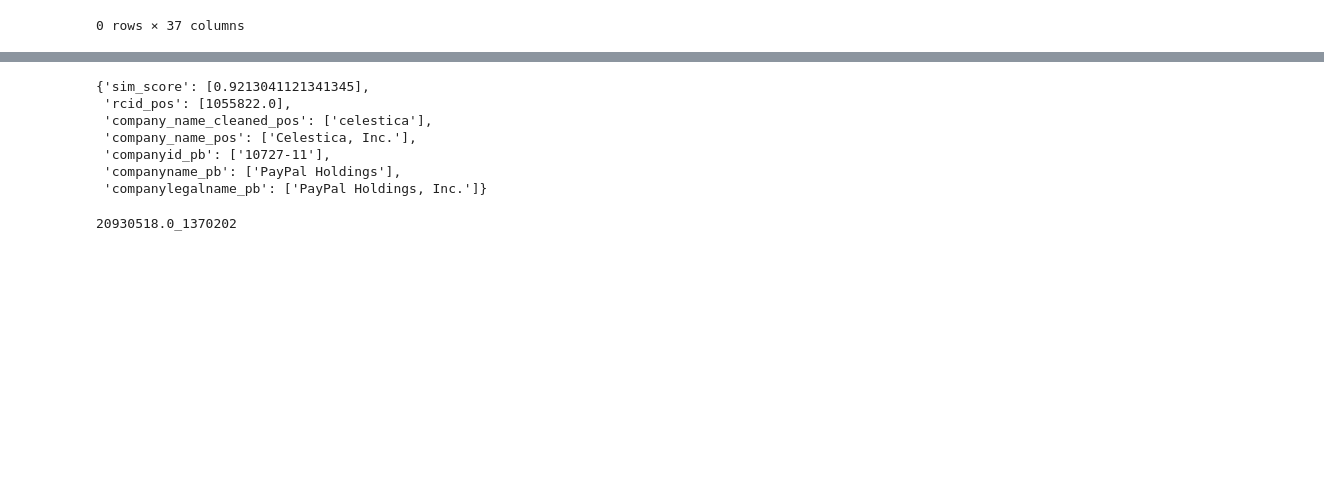
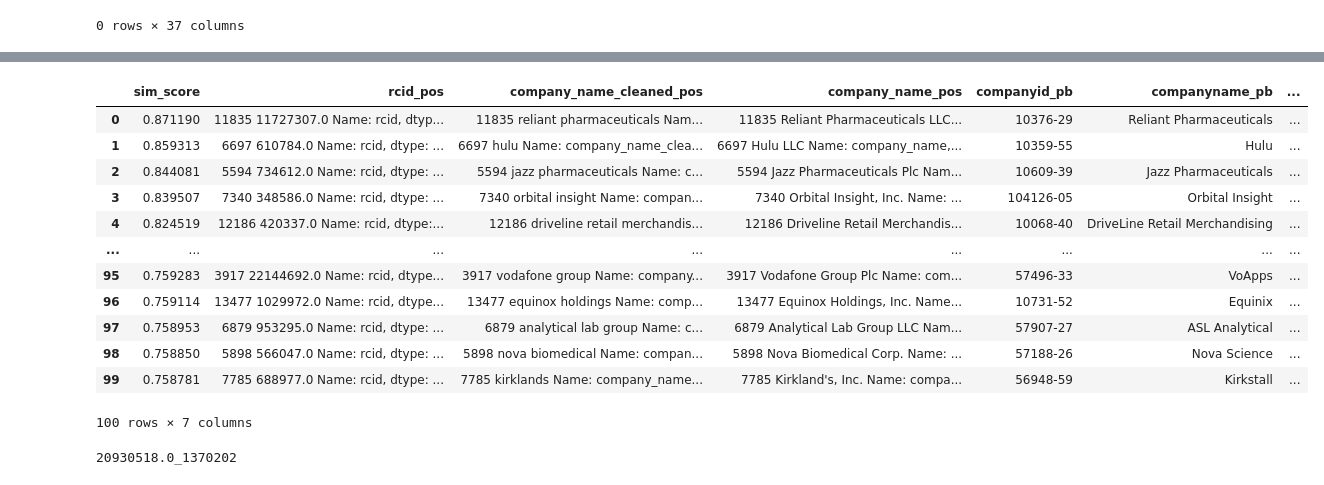
Before and after one commit to alex26626/revelio_matching, a Jupyter notebook: Alex notebooks/exploratory_analysis.ipynb, the cells around one changed output, grey strips where cells are left out. Cells and saved outputs as stored; diff of their text form; code cells hidden in the pictures; blank space fills up the shorter version.

```diff
--- a/Alex notebooks/exploratory_analysis.ipynb
+++ b/Alex notebooks/exploratory_analysis.ipynb
@@ -900,13 +979,19 @@ Column lengths: {'sim_score': 1, 'rcid_pos': 1, 'company_name_cleaned_pos': 1, '
 # %%
-matches
+matches_data
 # %% [output]
+|  | sim_score | rcid_pos | company_name_cleaned_pos | company_name_pos | companyid_pb | companyname_pb | ... |
+| 0 | 0.871190 | 11835 11727307.0 Name: rcid, dtyp... | 11835 reliant pharmaceuticals Nam... | 11835 Reliant Pharmaceuticals LLC... | 10376-29 | Reliant Pharmaceuticals | ... |
+| 1 | 0.859313 | 6697 610784.0 Name: rcid, dtype: ... | 6697 hulu Name: company_name_clea... | 6697 Hulu LLC Name: company_name,... | 10359-55 | Hulu | ... |
+| 2 | 0.844081 | 5594 734612.0 Name: rcid, dtype: ... | 5594 jazz pharmaceuticals Name: c... | 5594 Jazz Pharmaceuticals Plc Nam... | 10609-39 | Jazz Pharmaceuticals | ... |
+| 3 | 0.839507 | 7340 348586.0 Name: rcid, dtype: ... | 7340 orbital insight Name: compan... | 7340 Orbital Insight, Inc. Name: ... | 104126-05 | Orbital Insight | ... |
+| 4 | 0.824519 | 12186 420337.0 Name: rcid, dtype:... | 12186 driveline retail merchandis... | 12186 Driveline Retail Merchandis... | 10068-40 | DriveLine Retail Merchandising | ... |
+| ... | ... | ... | ... | ... | ... | ... | ... |
+| 95 | 0.759283 | 3917 22144692.0 Name: rcid, dtype... | 3917 vodafone group Name: company... | 3917 Vodafone Group Plc Name: com... | 57496-33 | VoApps | ... |
+| 96 | 0.759114 | 13477 1029972.0 Name: rcid, dtype... | 13477 equinox holdings Name: comp... | 13477 Equinox Holdings, Inc. Name... | 10731-52 | Equinix | ... |
+| 97 | 0.758953 | 6879 953295.0 Name: rcid, dtype: ... | 6879 analytical lab group Name: c... | 6879 Analytical Lab Group LLC Nam... | 57907-27 | ASL Analytical | ... |
+| 98 | 0.758850 | 5898 566047.0 Name: rcid, dtype: ... | 5898 nova biomedical Name: compan... | 5898 Nova Biomedical Corp. Name: ... | 57188-26 | Nova Science | ... |
+| 99 | 0.758781 | 7785 688977.0 Name: rcid, dtype: ... | 7785 kirklands Name: company_name... | 7785 Kirkland's, Inc. Name: compa... | 56948-59 | Kirkstall | ... |
-{'sim_score': [0.9213041121341345],
- 'rcid_pos': [1055822.0],
- 'company_name_cleaned_pos': ['celestica'],
- 'company_name_pos': ['Celestica, Inc.'],
- 'companyid_pb': ['10727-11'],
- 'companyname_pb': ['PayPal Holdings'],
- 'companylegalname_pb': ['PayPal Holdings, Inc.']}
+100 rows × 7 columns
 # %%
 max_pos_embedding = pos_embeddings[max_pos_coordinate]
 for k,v in pos_filtered.items():
```
Also changed, not shown: parts of 4 cells of this notebook, 5 other files.
